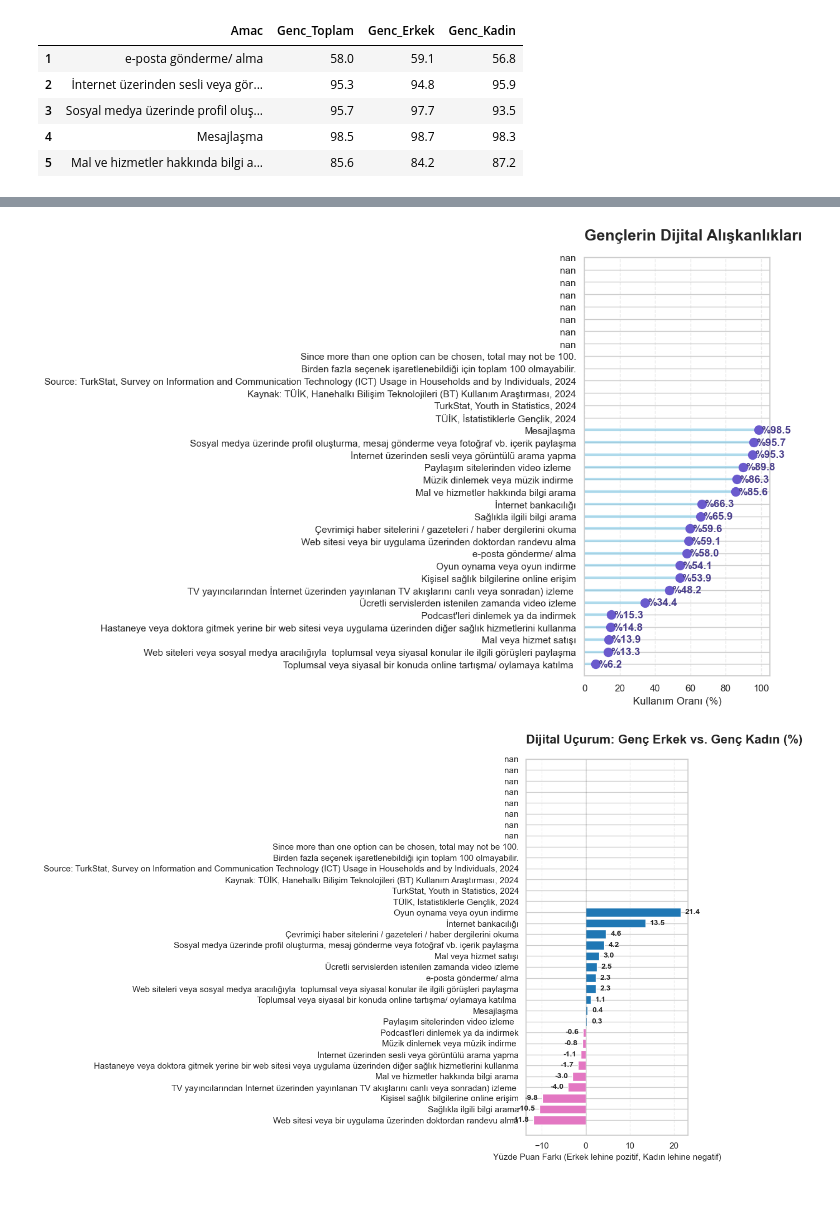
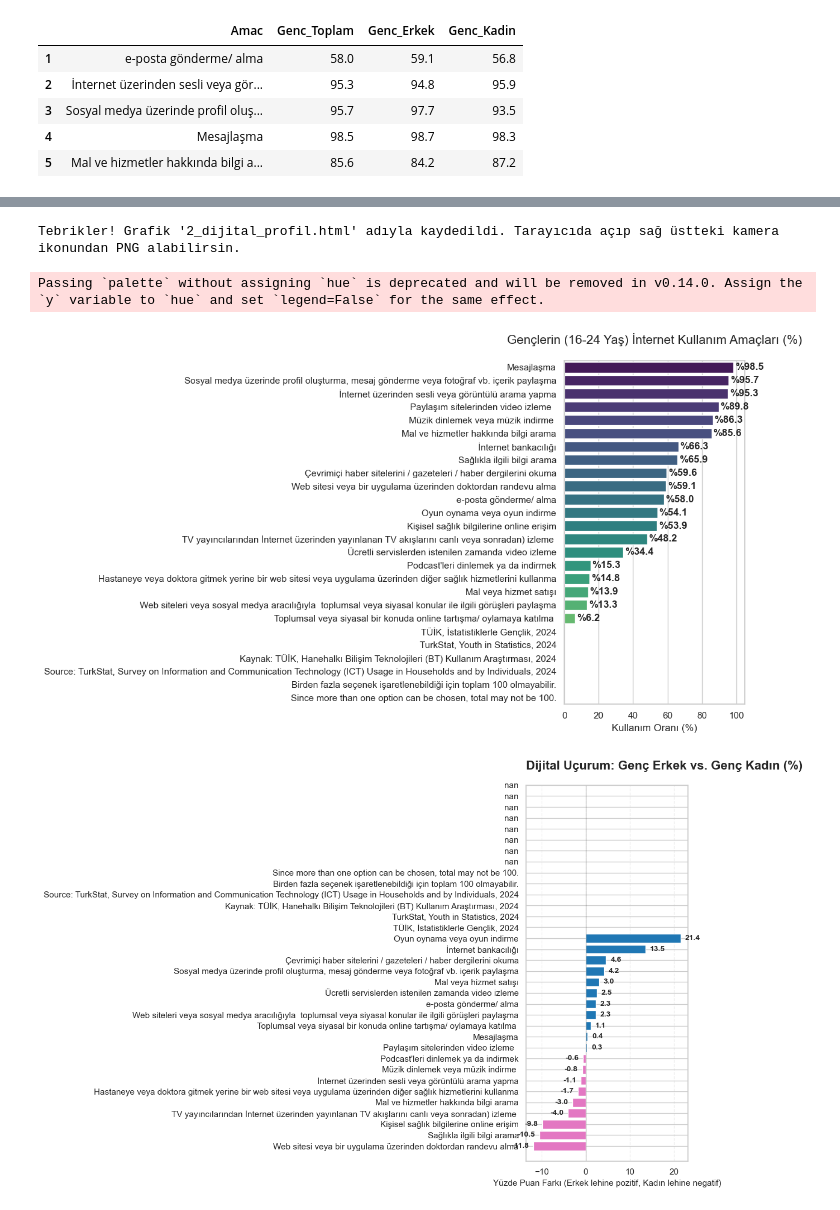
Before and after one commit to tuanna-web/Turkiye-de-Dijital-Yasam, a Jupyter notebook: poster.ipynb, the cells around one changed output, grey strips where cells are left out. Saved outputs shown, nothing was run; the diff lists cells and outputs as text; code cells hidden in the pictures.

```diff
--- a/poster.ipynb
+++ b/poster.ipynb
@@ -137,43 +148,62 @@ Passing `palette` without assigning `hue` is deprecated and will be removed in v
 # %%
 import plotly.express as px
 
-# Veriyi Radar Chart için uygun hale getirelim
+# Verin zaten üst hücrelerde temizlendiği için doğrudan eritiyoruz
 radar_df = df_clean.melt(id_vars='Amac', value_vars=['Genc_Erkek', 'Genc_Kadin'],
                          var_name='Cinsiyet', value_name='Oran')
 
 fig = px.line_polar(radar_df, r='Oran', theta='Amac', color='Cinsiyet', line_close=True,
                     title="Gençlerin İnternet Kullanım Profili: Erkek vs. Kadın",
-                    color_discrete_sequence=["#1f77b4", "#e377c2"]) # Mavi ve Pembe tonları
+                    color_discrete_sequence=["#1f77b4", "#e377c2"])
+
 fig.update_traces(fill='toself')
+
+# Uzun metinlerin iç içe girmesini önleyen kenar boşluğu
+fig.update_layout(
+    margin=dict(l=200, r=200, t=100, b=100),
+    width=1000,
+    height=800
+)
+
+# Beyaz ekran / boş PNG hatasını sonsuza dek çözen adım: HTML olarak kaydet
+fig.write_html("2_dijital_profil.html")
+print("Tebrikler! Grafik '2_dijital_profil.html' adıyla kaydedildi. Tarayıcıda açıp sağ üstteki kamera ikonundan PNG alabilirsin.")
+
 fig.show()
+# %% [output]
+Tebrikler! Grafik '2_dijital_profil.html' adıyla kaydedildi. Tarayıcıda açıp sağ üstteki kamera ikonundan PNG alabilirsin.
 # %%
 import matplotlib.pyplot as plt
+import seaborn as sns
 
-df_sorted = df_clean.sort_values('Genc_Toplam').copy()
+# Arka planda takılı kalan tüm eski grafikleri temizle (Beyaz ekranın 1 numaralı düşmanı)
+plt.close('all')
 
-plt.figure(figsize=(12, 8))
+# Sütun isimlerindeki olası boşlukları sil (KeyError almamak için)
+df_clean.columns = df_clean.columns.str.strip()
 
-y_pos = range(len(df_sorted))
+df_sorted = df_clean.sort_values('Genc_Toplam', ascending=False)
 
-plt.hlines(y=y_pos, xmin=0, xmax=df_sorted['Genc_Toplam'],
-           color='skyblue', alpha=0.6, linewidth=3, zorder=1)
+fig, ax = plt.subplots(figsize=(12, 7))
 
-plt.scatter(df_sorted['Genc_Toplam'], y_pos, color='slateblue', s=100, zorder=2)
+sns.barplot(data=df_sorted, x='Genc_Toplam', y='Amac', palette='viridis', ax=ax)
 
-plt.yticks(y_pos, df_sorted['Amac'])
+ax.set_title('Gençlerin (16-24 Yaş) İnternet Kullanım Amaçları (%)', fontsize=15, pad=20)
+ax.set_xlabel('Kullanım Oranı (%)', fontsize=12)
+ax.set_ylabel('')
+ax.set_xlim(0, 105) # Yazıların sığması için 100 yerine 105 yaptık
 
-plt.title('Gençlerin Dijital Alışkanlıkları', loc='left', fontsize=18, fontweight='bold', pad=20)
-plt.xlabel('Kullanım Oranı (%)', fontsize=12)
-plt.grid(axis='x', linestyle='--', alpha=0.4)
-plt.xlim(0, 105)
-
-for i, val in enumerate(df_sorted['Genc_Toplam']):
-    plt.text(val + 1.5, i, f"%{val}", va='center', fontweight='bold', color='darkslateblue')
+for index, value in enumerate(df_sorted['Genc_Toplam']):
+    ax.text(value + 1, index, f'%{value}', va='center', fontweight='bold')
 
 plt.tight_layout()
+
+# Doğrudan kaydet ve göster
+plt.savefig("1_kullanim_amaci.png", dpi=300)
 plt.show()
 # %% [output]
+Passing `palette` without assigning `hue` is deprecated and will be removed in v0.14.0. Assign the `y` variable to `hue` and set `legend=False` for the same effect.
-[figure, old version]
+[figure, new version]
 # %%
 import matplotlib.pyplot as plt
 
```
Also changed, not shown: parts of 22 cells of this notebook.
